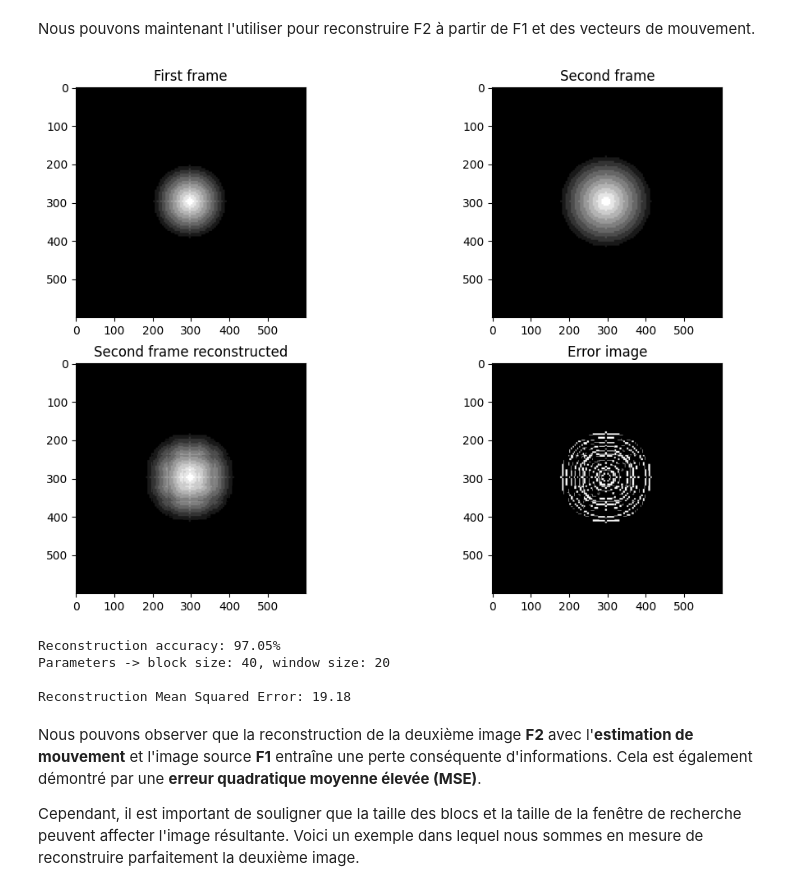
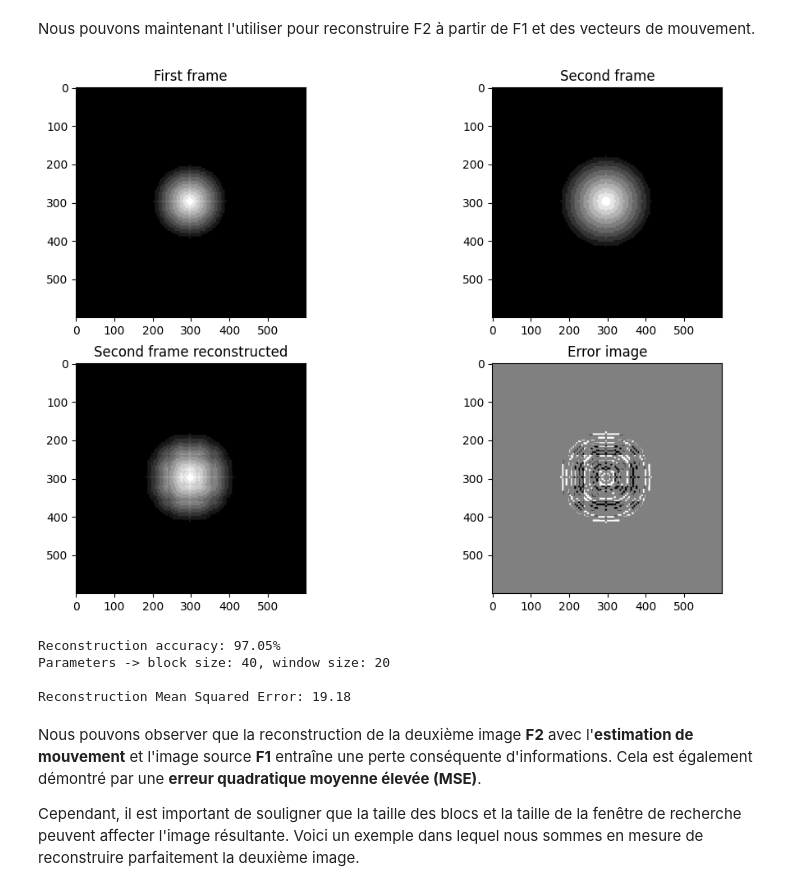
Before and after one commit to sinansoulier/VideoProcessing, a Jupyter notebook: TP2/motion_compensation.ipynb, the cells around one changed output. Saved outputs shown, nothing was run; the diff lists cells and outputs as text; code cells hidden in the pictures.

```diff
--- a/TP2/motion_compensation.ipynb
+++ b/TP2/motion_compensation.ipynb
@@ -215,7 +215,7 @@ v_x, v_y, moving_blocks_x, moving_blocks_y = BMA_display(pic2, pic1, block_size=
 # %% [markdown]
 Afin d'éviter une duplication de code, on définit une fonction qui reconstruit une image à partir d'une image de référence et d'un champ de vecteurs de mouvement.
 # %%
-def reconstruct_frame(frame1: np.ndarray, frame2: np.ndarray, block_size: int, v_x: np.ndarray, v_y: np.ndarray, moving_blocks_x: np.ndarray, moving_blocks_y: np.ndarray) -> np.ndarray:
+def reconstruct_frame(frame1: np.ndarray, block_size: int, v_x: np.ndarray, v_y: np.ndarray, moving_blocks_x: np.ndarray, moving_blocks_y: np.ndarray) -> np.ndarray:
     """
     Reconstruct a frame using the motion vectors and the moving blocks
 
@@ -244,21 +244,20 @@ def reconstruct_frame(frame1: np.ndarray, frame2: np.ndarray, block_size: int, v
 Nous pouvons maintenant l'utiliser pour reconstruire F2 à partir de F1 et des vecteurs de mouvement.
 # %%
 # Reconstruct the frame
-pic2_reconstructed = reconstruct_frame(pic1, pic2, BLOCK_SIZE, v_x, v_y, moving_blocks_x, moving_blocks_y)
+pic2_reconstructed = reconstruct_frame(pic1, BLOCK_SIZE, v_x, v_y, moving_blocks_x, moving_blocks_y)
 # Compute the error image
-error_image = np.abs(pic2 - pic2_reconstructed)
+error_image = pic2 - pic2_reconstructed
 
 # Display the reconstructed frame
 display_images(images=np.array([pic1, pic2, pic2_reconstructed, error_image]),
                titles=['First frame', 'Second frame', 'Second frame reconstructed', 'Error image'])
 
 # Percentage of pixels that are the same in both frames
 print(f'Reconstruction accuracy: {np.sum(np.abs(pic2 - pic2_reconstructed) < 1e-6) / (pic2.shape[0] ** 2) * 100:.2f}%')
 print(f'Parameters -> block size: {BLOCK_SIZE}, window size: {WINDOW_SIZE}\n')
-
 print(f'Reconstruction Mean Squared Error: {np.sum(np.square(pic2 - pic2_reconstructed)) / (pic2.shape[0] ** 2):.2f}')
 # %% [output]
-[figure, old version]
+[figure, new version]
 Reconstruction accuracy: 97.05%
 Parameters -> block size: 40, window size: 20
 
```
Also changed, not shown: parts of 3 cells of this notebook.
